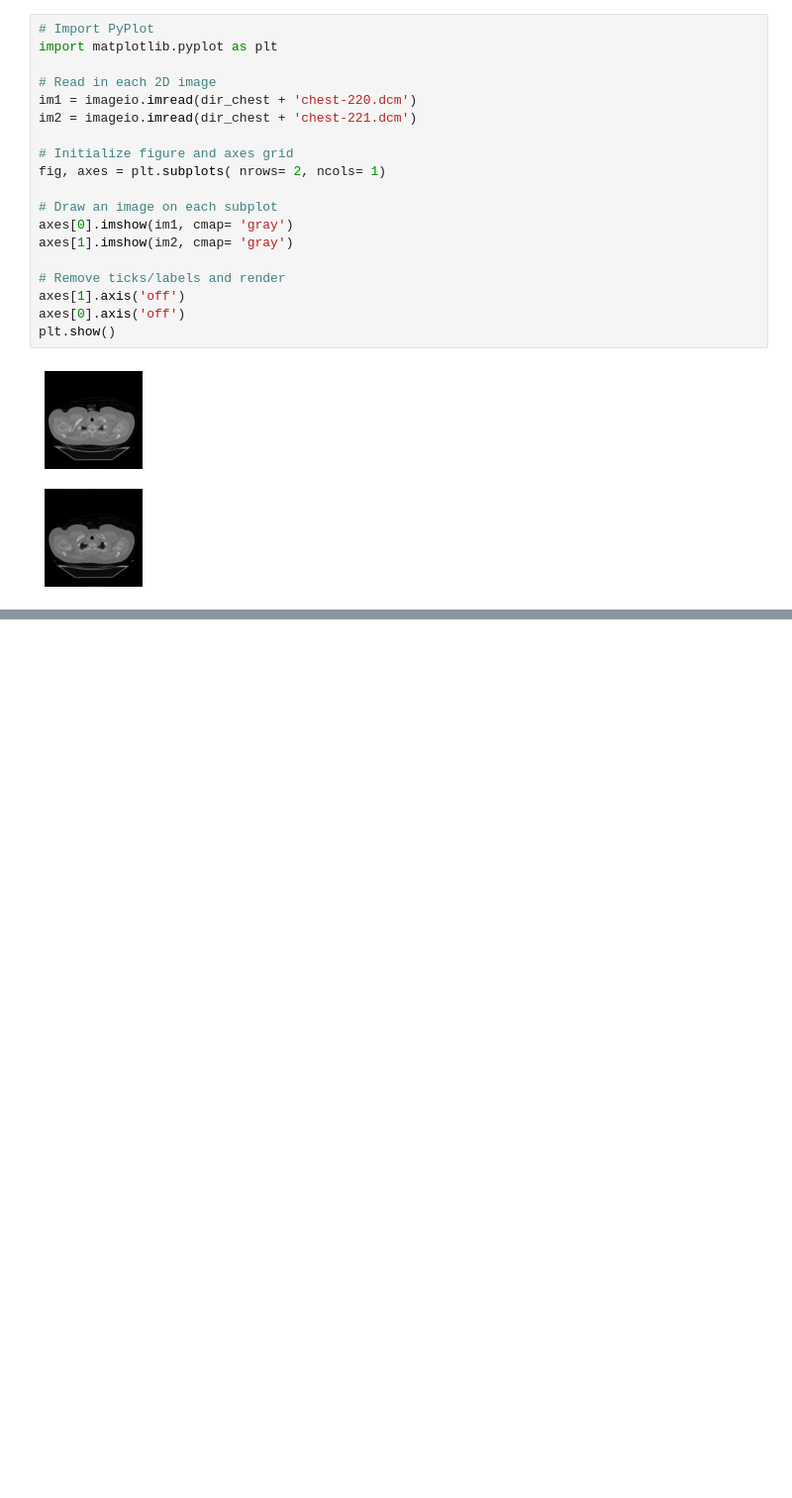
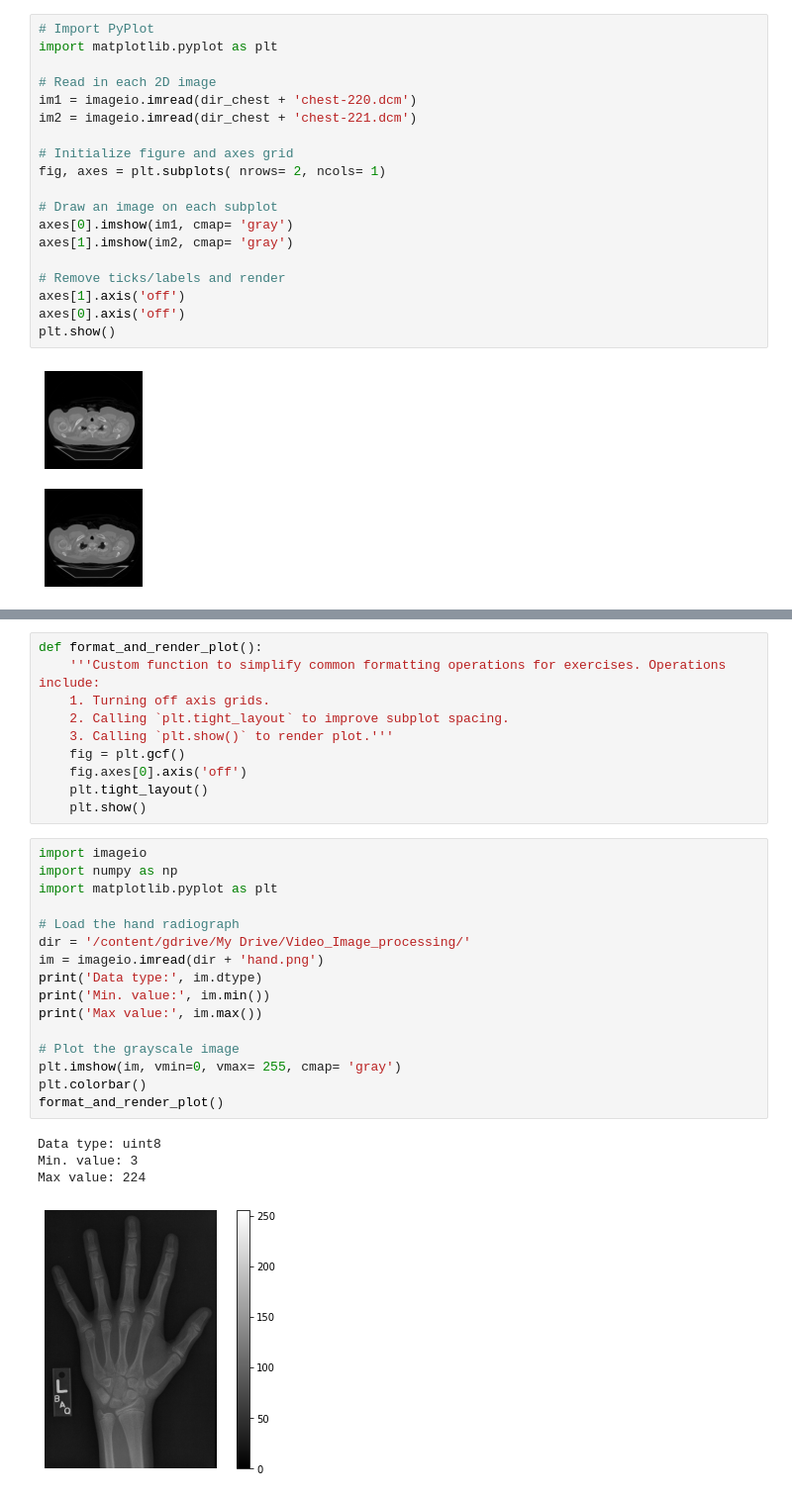
Before and after one commit to MohebZandi/Comupter_Vision, a Jupyter notebook: Biomedical_Image_Processing_Data_Camp.ipynb, the cells around one changed output, grey strips where cells are left out. Shown: that part at 99% size. Cells and saved outputs as stored; diff of their text form; blank space fills up the shorter version.

```diff
--- a/Biomedical_Image_Processing_Data_Camp.ipynb
+++ b/Biomedical_Image_Processing_Data_Camp.ipynb
@@ -259,0 +290,31 @@ plt.show()
+# %%
+def format_and_render_plot():
+    '''Custom function to simplify common formatting operations for exercises. Operations include:
+    1. Turning off axis grids.
+    2. Calling `plt.tight_layout` to improve subplot spacing.
+    3. Calling `plt.show()` to render plot.'''
+    fig = plt.gcf()
+    fig.axes[0].axis('off')
+    plt.tight_layout()
+    plt.show()
+# %%
+import imageio
+import numpy as np
+import matplotlib.pyplot as plt
+
+# Load the hand radiograph
+dir = '/content/gdrive/My Drive/Video_Image_processing/'
+im = imageio.imread(dir + 'hand.png')
+print('Data type:', im.dtype)
+print('Min. value:', im.min())
+print('Max value:', im.max())
+
+# Plot the grayscale image
+plt.imshow(im, vmin=0, vmax= 255, cmap= 'gray')
+plt.colorbar()
+format_and_render_plot()
+# %% [output]
+Data type: uint8
+Min. value: 3
+Max value: 224
+[figure, added]
```
Also changed, not shown: parts of 5 cells of this notebook.
